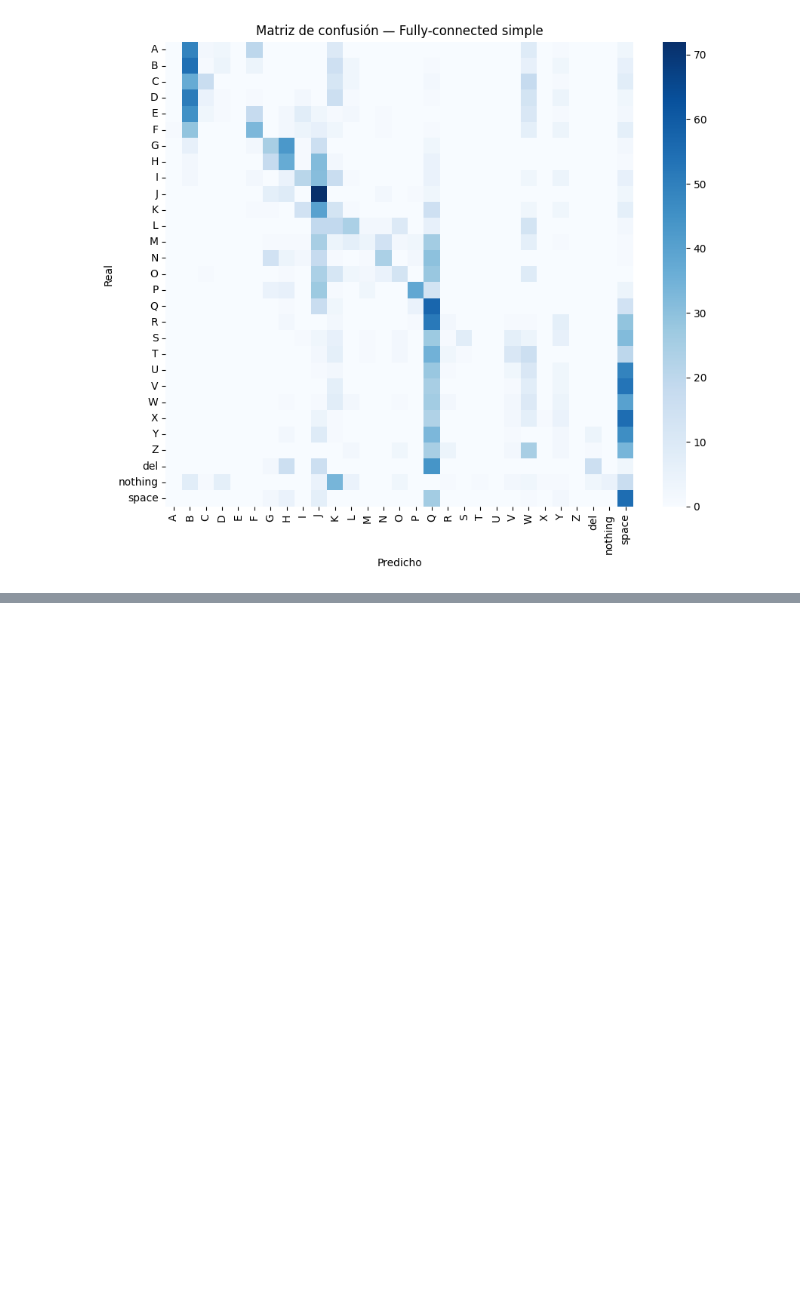
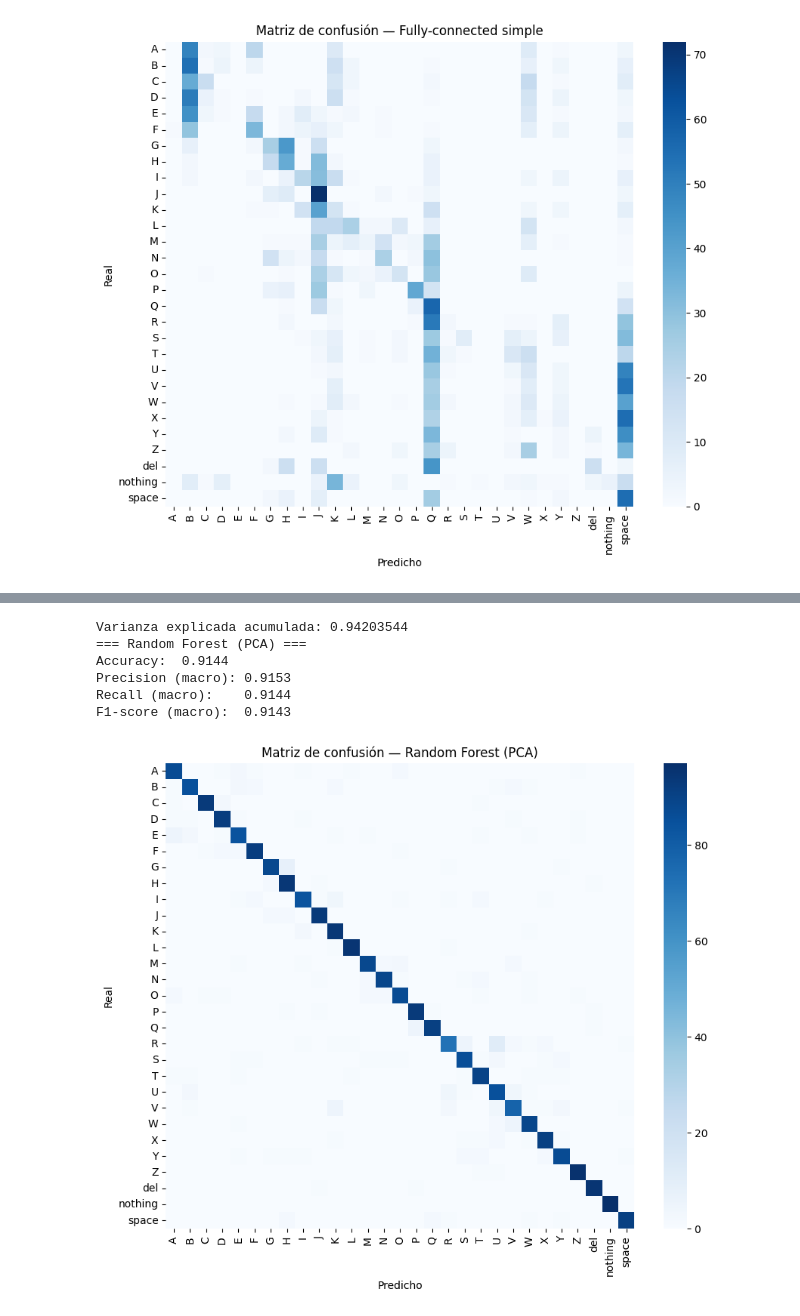
Before and after one commit to tismajo/CC3084-Laboratorio3, a Jupyter notebook: modelado.ipynb, the cells around one changed output, grey strips where cells are left out. Drawn from its saved outputs; the diff is of its cells as text; code cells hidden in the pictures; blank space fills up the shorter version.

Commit message:
feat(modelado): ejercicio 6 - otro algoritmo (Random Forest con PCA)

```diff
--- a/modelado.ipynb
+++ b/modelado.ipynb
@@ -416,0 +425,28 @@ F1-score (macro):  0.1614
+# %%
+from sklearn.decomposition import PCA
+from sklearn.ensemble import RandomForestClassifier
+
+# Aplanar imágenes (formato numpy original, no el permutado de PyTorch)
+X_train_flat = X_train.reshape(X_train.shape[0], -1)
+X_val_flat   = X_val.reshape(X_val.shape[0], -1)
+X_test_flat  = X_test.reshape(X_test.shape[0], -1)
+
+pca = PCA(n_components=100, random_state=42)
+X_train_pca = pca.fit_transform(X_train_flat)
+X_test_pca  = pca.transform(X_test_flat)
+
+print("Varianza explicada acumulada:", pca.explained_variance_ratio_.sum())
+
+rf = RandomForestClassifier(n_estimators=300, max_depth=None, n_jobs=-1, random_state=42)
+rf.fit(X_train_pca, y_train)
+
+y_pred_rf = rf.predict(X_test_pca)
+resultados.append(evaluar_modelo("Random Forest (PCA)", y_test, y_pred_rf, class_names))
+# %% [output]
+Varianza explicada acumulada: 0.94203544
+=== Random Forest (PCA) ===
+Accuracy:  0.9144
+Precision (macro): 0.9153
+Recall (macro):    0.9144
+F1-score (macro):  0.9143
+[figure, added]
```
Also changed, not shown: parts of 1 cell of this notebook.
